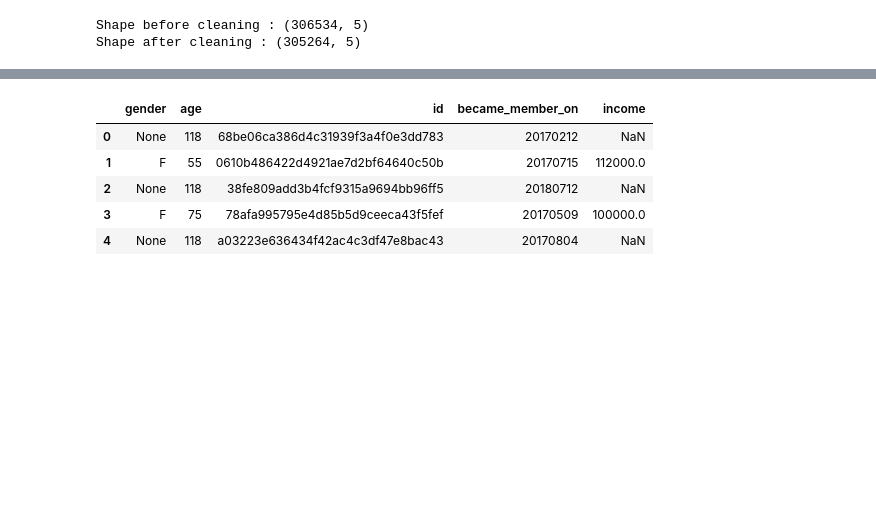
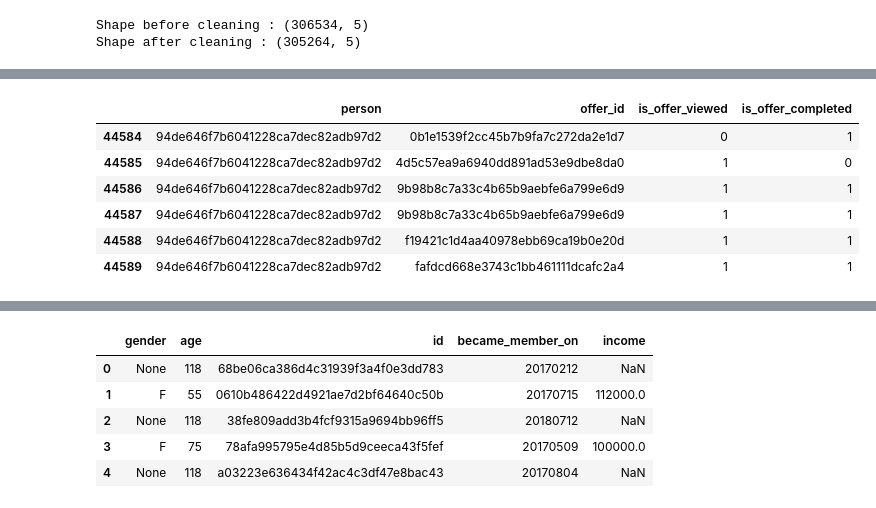
Before and after one commit to Moodrammer/ml-model-sagemaker-capstone, a Jupyter notebook: Starbucks_Capstone_notebook.ipynb, the cells around one changed output, grey strips where cells are left out. Drawn from its saved outputs; the diff is of its cells as text; code cells hidden in the pictures; blank space fills up the shorter version.

```diff
--- a/Starbucks_Capstone_notebook.ipynb
+++ b/Starbucks_Capstone_notebook.ipynb
@@ -322,0 +414,11 @@ Get a dataframe of completed offers only to design a classifier that predicts wh
+# %%
+# view the offers for the person with the most offers
+trans_df.loc[trans_df['person'] == '94de646f7b6041228ca7dec82adb97d2']
+# %% [output]
+|  | person | offer_id | is_offer_viewed | is_offer_completed |
+| 44584 | 94de646f7b6041228ca7dec82adb97d2 | 0b1e1539f2cc45b7b9fa7c272da2e1d7 | 0 | 1 |
+| 44585 | 94de646f7b6041228ca7dec82adb97d2 | 4d5c57ea9a6940dd891ad53e9dbe8da0 | 1 | 0 |
+| 44586 | 94de646f7b6041228ca7dec82adb97d2 | 9b98b8c7a33c4b65b9aebfe6a799e6d9 | 1 | 1 |
+| 44587 | 94de646f7b6041228ca7dec82adb97d2 | 9b98b8c7a33c4b65b9aebfe6a799e6d9 | 1 | 1 |
+| 44588 | 94de646f7b6041228ca7dec82adb97d2 | f19421c1d4aa40978ebb69ca19b0e20d | 1 | 1 |
+| 44589 | 94de646f7b6041228ca7dec82adb97d2 | fafdcd668e3743c1bb461111dcafc2a4 | 1 | 1 |
```
Also changed, not shown: parts of 20 cells of this notebook.
